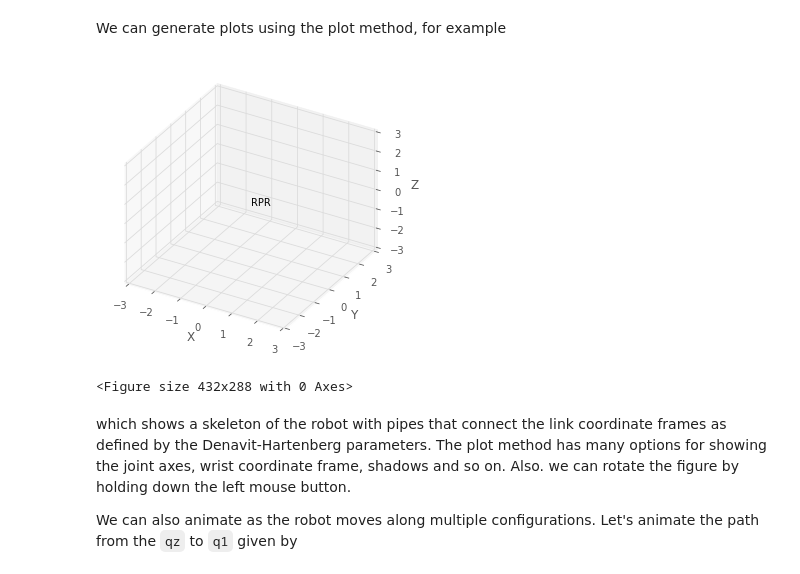
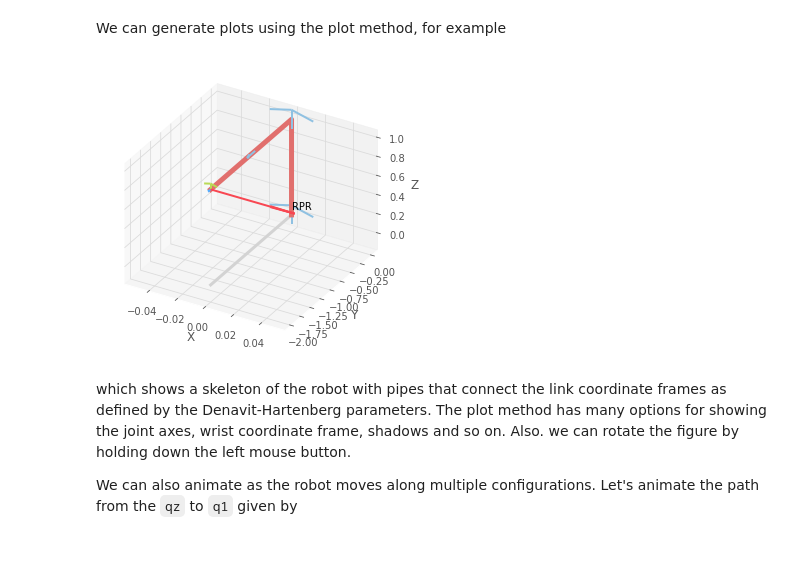
Before and after one commit to stanbaek/ece487A, a Jupyter notebook: _sources/Labs/ICE5_RoboticsToolbox.ipynb, the cells around one changed output. Saved outputs shown, nothing was run; the diff lists cells and outputs as text; code cells hidden in the pictures.

```diff
--- a/_sources/Labs/ICE5_RoboticsToolbox.ipynb
+++ b/_sources/Labs/ICE5_RoboticsToolbox.ipynb
@@ -116,18 +119,18 @@ We can generate plots using the plot method, for example
 # %%
 # Note: this is for jupyter-book & jupyter-lab.
 # If figures are not correctly displayed in this doc,
 # "%matplotlib widget" may need to be added
 # If it throws anerror after adding %matplotlib widget,
 # run "pip install --upgrade jupyterlab ipympl"
 # %matplotlib notebook
+# %matplotlib inline
 
 %matplotlib inline
 import matplotlib.pyplot as plt
-RPR.plot(qz, block=False)  # It may not display correctly
+RPR.plot(qz, block=True)  # It may not display correctly
 plt.show()
 # %% [output]
-[figure, old version]
+[figure, new version]
-<Figure size 432x288 with 0 Axes>
 # %% [markdown]
 which shows a skeleton of the robot with pipes that connect the link coordinate frames as defined by the Denavit-Hartenberg parameters. The plot method has many options for showing the joint axes, wrist coordinate frame, shadows and so on. Also. we can rotate the figure by holding down the left mouse button.
 
```
Also changed, not shown: parts of 7 cells of this notebook, 3 other files.
